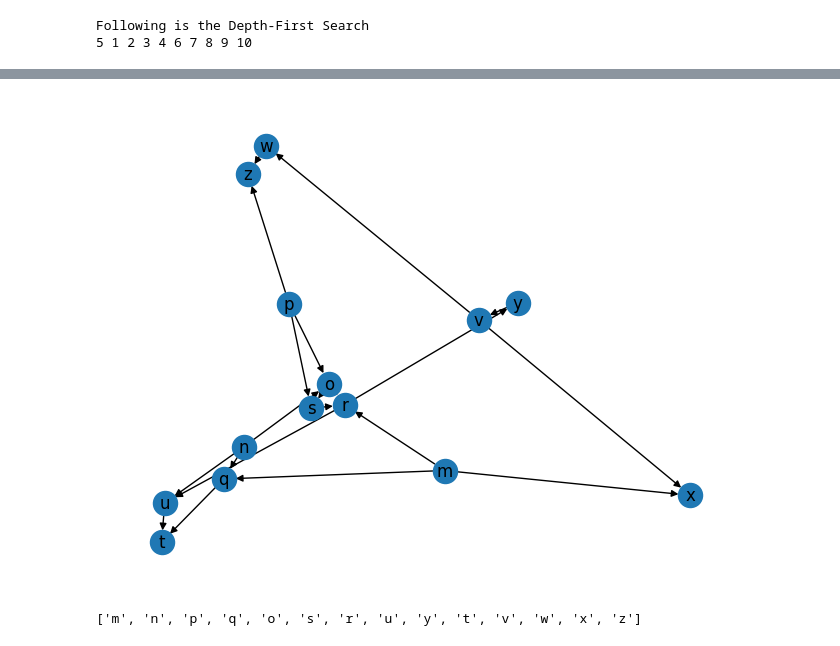
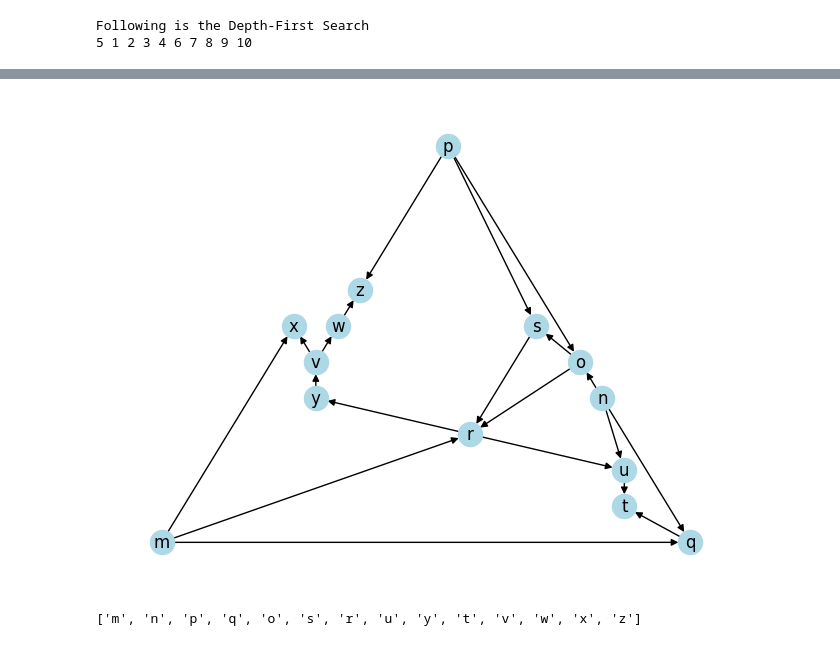
Before and after one commit to Apothemia/CSE5004-Exercises, a Jupyter notebook: Week2/solutions.ipynb, the cells around one changed output, grey strips where cells are left out. Saved outputs shown, nothing was run; the diff lists cells and outputs as text; code cells hidden in the pictures.

```diff
--- a/Week2/solutions.ipynb
+++ b/Week2/solutions.ipynb
@@ -5,13 +6,0 @@ import networkx as nx
-# %%
-G_one = nx.DiGraph()
-edges_one = [
-    ('A', 'B'), ('A', 'D'),
-    ('B', 'C'), ('B', 'E'),
-    ('D', 'E'), ('D', 'G'), ('D', 'H'),
-    ('E', 'C'), ('E', 'F'),
-    ('G', 'H')
-]
-for edge in edges_one:
-    G_one.add_edge(*edge)
-
-nx.draw(G_one, with_labels=True)
@@ -101,24 +78,24 @@ Following is the Depth-First Search
 # %%
 DAG = nx.DiGraph()
 edges = [
     ('m', 'q'), ('m', 'r'), ('m', 'x'),
     ('n', 'o'), ('n', 'q'), ('n', 'u'),
     ('o', 'r'), ('o', 's'),
     ('p', 's'), ('p', 'o'), ('p', 'z'),
     ('q', 't'),
     ('r', 'u'), ('r', 'y'),
     ('s', 'r'),
     ('u', 't'),
     ('v', 'w'), ('v', 'x'),
     ('w', 'z'),
     ('y', 'v')
 ]
 for edge in edges:
     DAG.add_edge(*edge)
 
-nx.draw_spring(DAG, with_labels=True)
+nx.draw_planar(DAG, with_labels=True, node_color='lightblue')
 # %% [output]
-[figure, old version]
+[figure, new version]
 # %%
 order = list(nx.topological_sort(DAG))
 order
```
Also changed, not shown: parts of 4 cells of this notebook, 6 other files.
